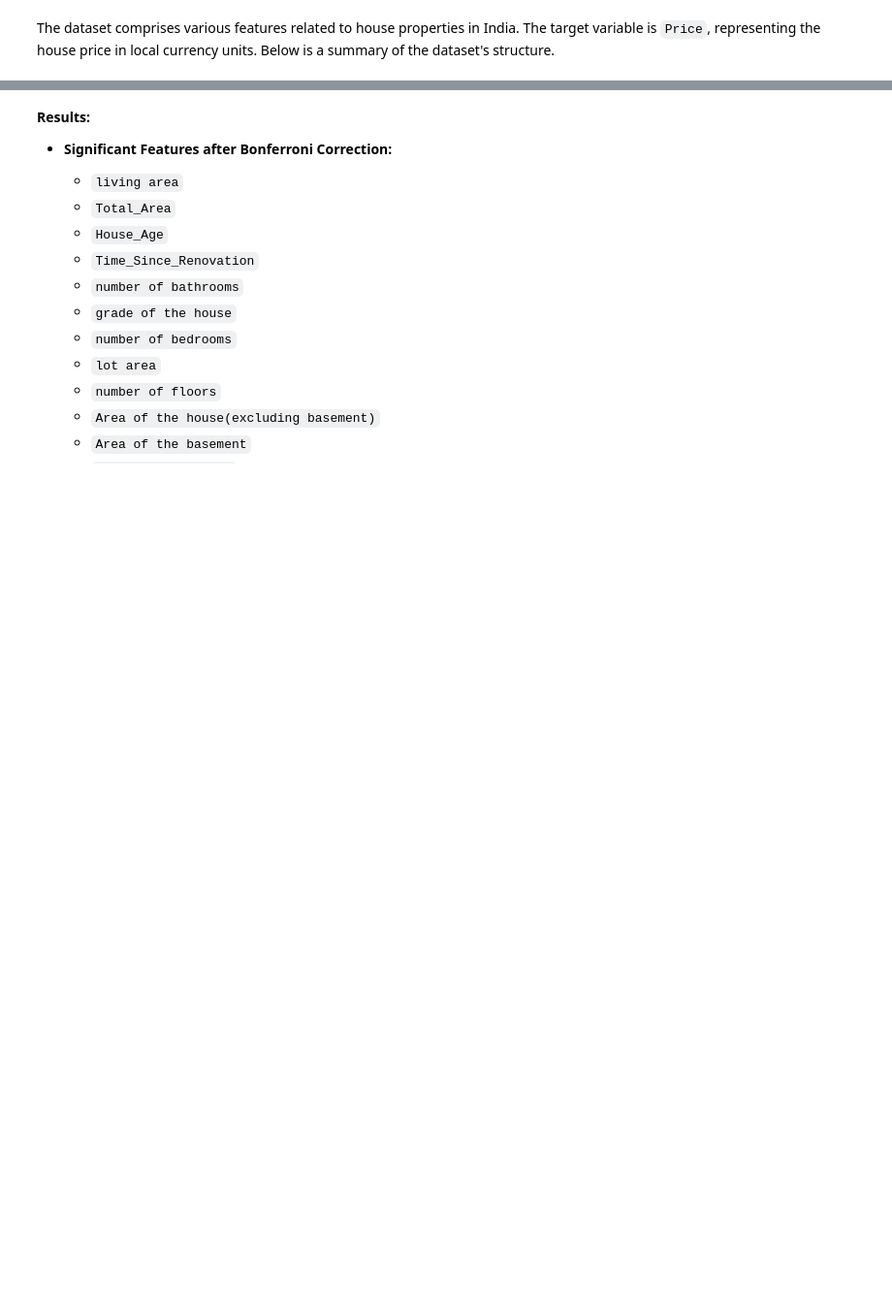
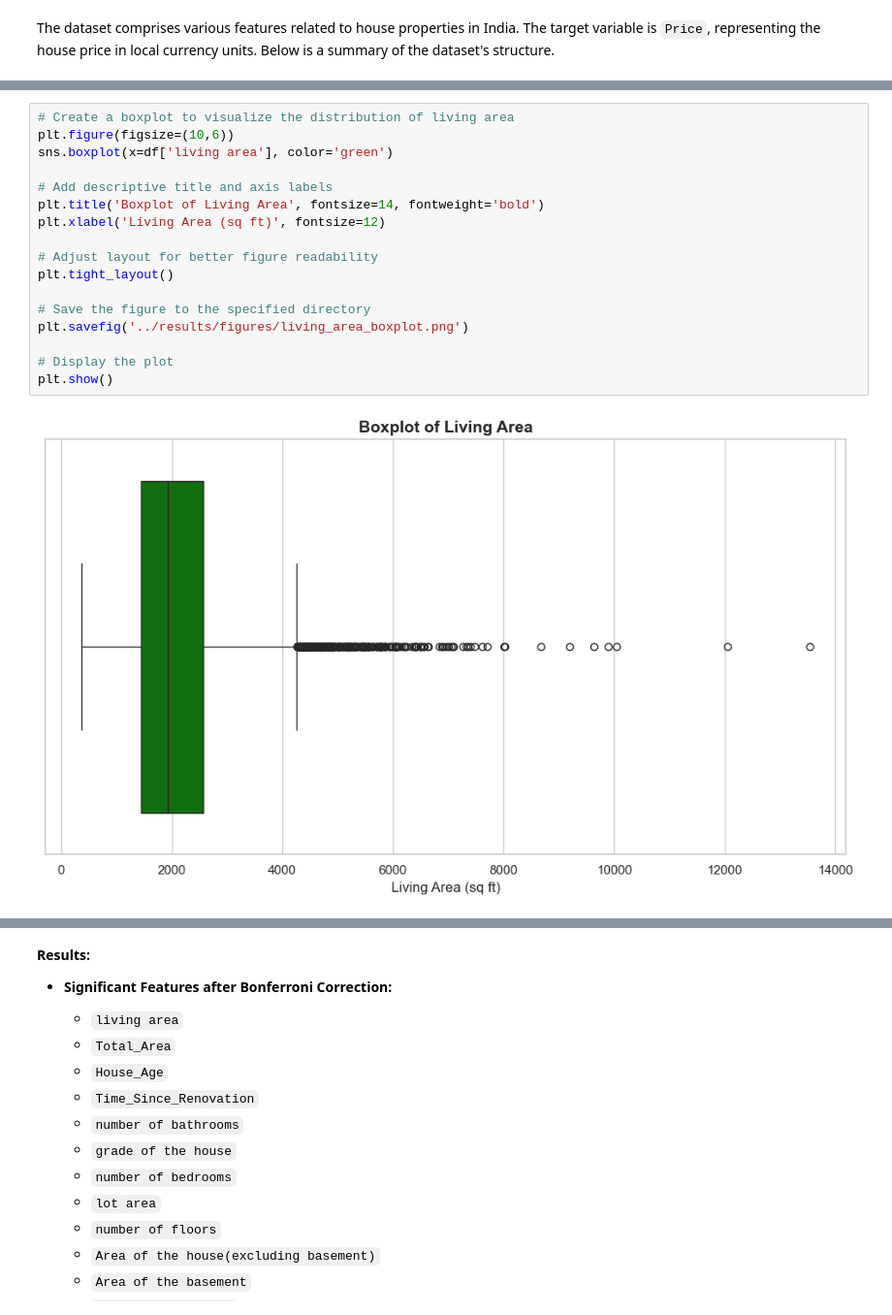
Before and after one commit to OriLipper/statistical-theory, a Jupyter notebook: notebooks/Statistical_Theory.ipynb, the cells around one changed output, grey strips where cells are left out. Shown at 97% size. Drawn from its saved outputs; the diff is of its cells as text; blank space fills up the shorter version.

```diff
--- a/notebooks/Statistical_Theory.ipynb
+++ b/notebooks/Statistical_Theory.ipynb
@@ -441,0 +207,19 @@ Unsignificant Features after Bonferroni Correction:
+# %%
+# Create a boxplot to visualize the distribution of living area
+plt.figure(figsize=(10,6))
+sns.boxplot(x=df['living area'], color='green')
+
+# Add descriptive title and axis labels
+plt.title('Boxplot of Living Area', fontsize=14, fontweight='bold')
+plt.xlabel('Living Area (sq ft)', fontsize=12)
+
+# Adjust layout for better figure readability
+plt.tight_layout()
+
+# Save the figure to the specified directory
+plt.savefig('../results/figures/living_area_boxplot.png')
+
+# Display the plot
+plt.show()
+# %% [output]
+[figure, added]
```
Also changed, not shown: parts of 118 cells of this notebook, 14 other files.
